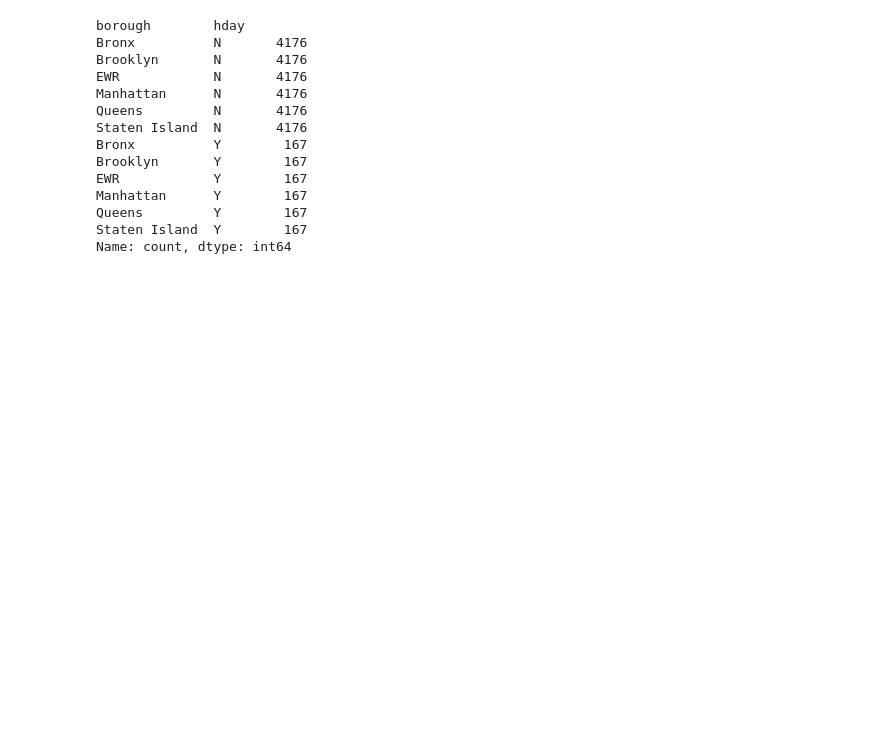
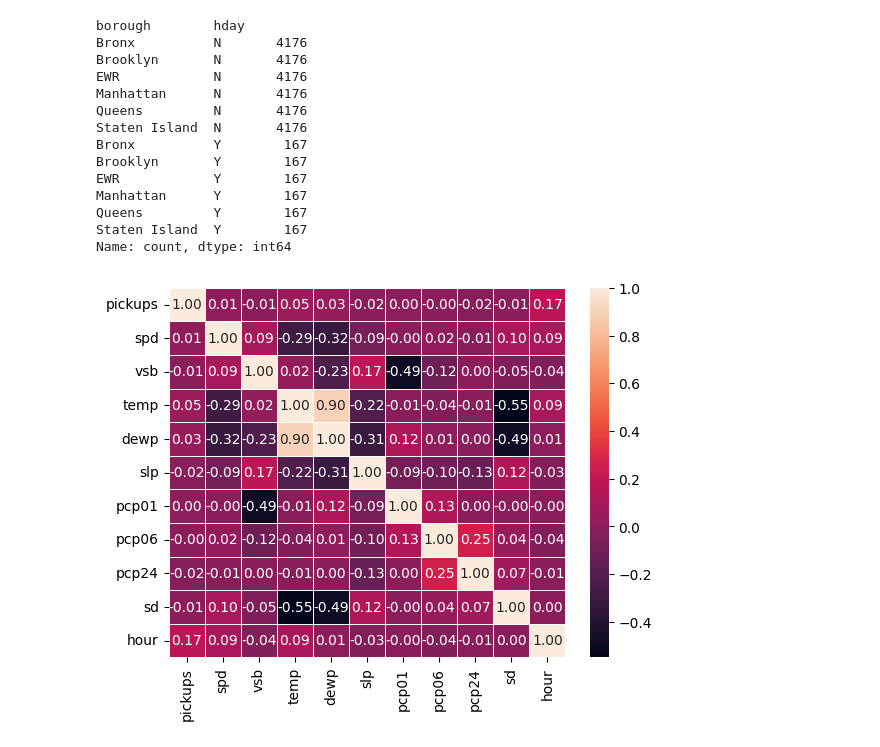
Before and after one commit to felipeq22/MachineLearning_Fundamentals, a Jupyter notebook: notebooks/uber_analysis.ipynb, the cells around one changed output. Cells and saved outputs as stored; diff of their text form; code cells hidden in the pictures; blank space fills up the shorter version.

```diff
--- a/notebooks/uber_analysis.ipynb
+++ b/notebooks/uber_analysis.ipynb
@@ -124,0 +123,15 @@ Name: count, dtype: int64
+# %%
+### Converting the data to only select the hours
+data['pickup_dt'] = pd.to_datetime(data['pickup_dt'])
+data['hour'] = data['pickup_dt'].dt.hour
+# %%
+import seaborn as sns
+import matplotlib.pyplot as plt
+
+corr_matrix = data.corr(numeric_only=True)
+
+plt.figure()
+sns.heatmap(corr_matrix, annot = True, linewidths= 0.5, fmt = ".2f")
+plt.show()
+# %% [output]
+[figure, added]
```
Also changed, not shown: parts of 3 cells of this notebook.
